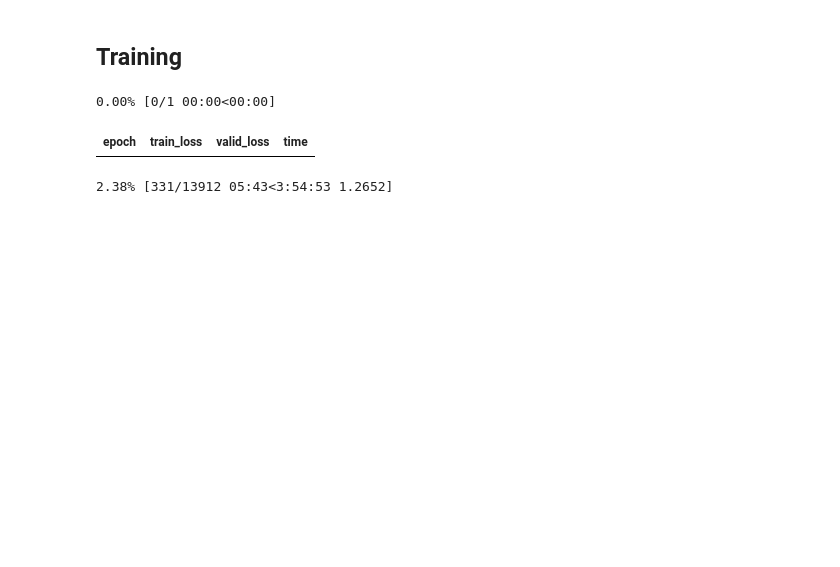
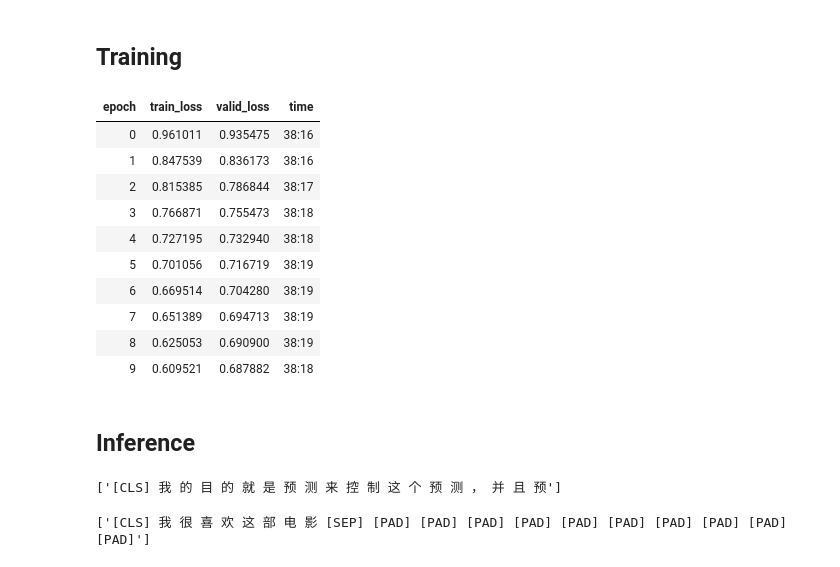
Before and after one commit to unpackAI/unpackai, a Jupyter notebook: examples/nlp_seq2seq_en_to_zh_translation.ipynb, the cells around one changed output. Saved outputs shown, nothing was run; the diff lists cells and outputs as text; code cells hidden in the pictures; blank space fills up the shorter version.

Commit message:
🎰 A sequence to sequence model ran through

```diff
--- a/examples/nlp_seq2seq_en_to_zh_translation.ipynb
+++ b/examples/nlp_seq2seq_en_to_zh_translation.ipynb
@@ -20,7 +19,7 @@ from unpackai.nlp import *
 ## Data
 # %%
 # also en-ru, en-fr, en-it, etc
-dataset = load_dataset("ted_iwlst2013", 'en-zh',)
+dataset = load_dataset("ted_iwlst2013", 'en-zh')
 # %% [output]
 Reusing dataset ted_iwlst2013 (/root/.cache/huggingface/datasets/ted_iwlst2013/en-zh/1.1.0/769086006155211ed7233545de12bce6fe41e1c71f509a3f062e294cb3c00e99)
 # %%
@@ -163,5 +148,5 @@ def batch_tokenize_collate(data):
     return (input_ids, attention_mask, decoder_input_ids, decoder_attention_mask),\
         ( decoder_input_ids, decoder_attention_mask)
 # %%
-dls = dsets.dataloaders(bs=8,
+dls = dsets.dataloaders(bs=64,
                         create_batch=batch_tokenize_collate)
@@ -190,7 +184,11 @@ dls.one_batch()
 # %% [markdown]
 We create a seq2seq model by using pretrained encoder + pretrained decoder
 # %%
-encoder_decoder = EncoderDecoderModel(encoder=encoder, decoder=decoder)
+# loading pretrained model
+encoder_decoder = EncoderDecoderModel.from_encoder_decoder_pretrained(
+    encoder_pretrained_model_name_or_path=ENCODER_PRETRAINED,
+    decoder_pretrained_model_name_or_path=DECODER_PRETRAINED,
+)
 
 class Seq2SeqTrain(nn.Module):
     def __init__(self, encoder_decoder):
@@ -199,10 +197,10 @@ class Seq2SeqTrain(nn.Module):
 
     def forward(self, batch):
         input_ids, attention_mask, decoder_input_ids, decoder_attention_mask = batch
+
         return self.encoder_decoder(
-            input_ids = input_ids,
-            attention_mask = attention_mask,
-            decoder_input_ids = decoder_input_ids,
-            decoder_attention_mask = decoder_attention_mask,
-            labels = decoder_input_ids,
-        )
+                input_ids = input_ids,
+                attention_mask = attention_mask,
+                labels = decoder_input_ids,
+                decoder_input_ids=decoder_input_ids,
+            )
@@ -215,6 +219,16 @@ learn = Learner(dls,model,loss_func=lambda output, target:output.loss,)
-# %%
-learn.fit(1)
-# %% [output]
-0.00% [0/1 00:00<00:00]
-| epoch | train_loss | valid_loss | time |
-2.38% [331/13912 05:43<3:54:53 1.2652]
+# %%
+learn.fit(10, lr=5e-5)
+# %% [output]
+| epoch | train_loss | valid_loss | time |
+| 0 | 0.961011 | 0.935475 | 38:16 |
+| 1 | 0.847539 | 0.836173 | 38:16 |
+| 2 | 0.815385 | 0.786844 | 38:17 |
+| 3 | 0.766871 | 0.755473 | 38:18 |
+| 4 | 0.727195 | 0.732940 | 38:18 |
+| 5 | 0.701056 | 0.716719 | 38:19 |
+| 6 | 0.669514 | 0.704280 | 38:19 |
+| 7 | 0.651389 | 0.694713 | 38:19 |
+| 8 | 0.625053 | 0.690900 | 38:19 |
+| 9 | 0.609521 | 0.687882 | 38:18 |
+# %% [markdown]
+## Inference
@@ -220,0 +252,9 @@ learn.fit(1)
+# %%
+inference(
+    'And now my mission to control and predict had turned up the answer that the way to live is with vulnerability and to stop controlling and predicting.')
+# %% [output]
+['[CLS] 我 的 目 的 就 是 预 测 来 控 制 这 个 预 测 ， 并 且 预']
+# %%
+inference("I'm going to enjoy this movie")
+# %% [output]
+['[CLS] 我 很 喜 欢 这 部 电 影 [SEP] [PAD] [PAD] [PAD] [PAD] [PAD] [PAD] [PAD] [PAD] [PAD] [PAD]']
```
Also changed, not shown: parts of 16 cells of this notebook.
